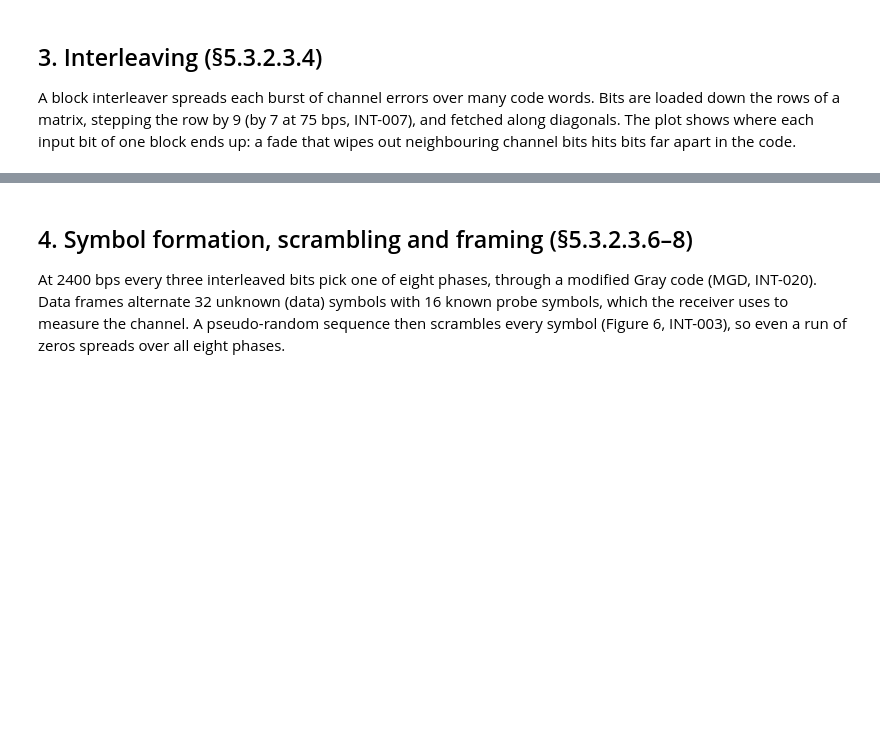
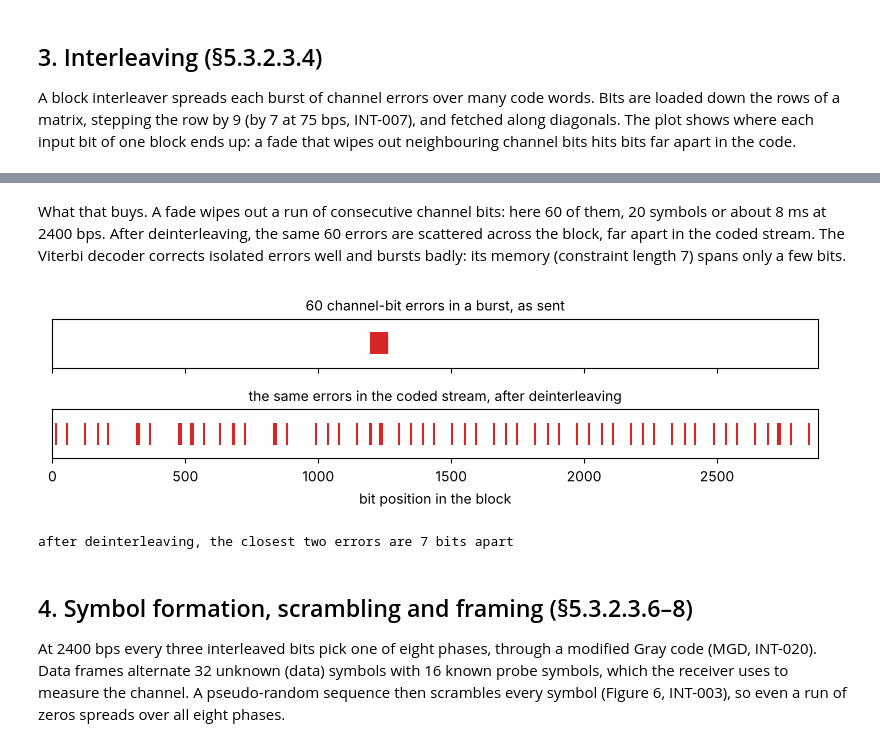
Before and after one commit to Willt125/MIL-STD-188-110, a Jupyter notebook: docs/walkthrough.ipynb, the cells around one changed output, grey strips where cells are left out. Cells and saved outputs as stored; diff of their text form; code cells hidden in the pictures; blank space fills up the shorter version.

```diff
--- a/docs/walkthrough.ipynb
+++ b/docs/walkthrough.ipynb
@@ -74,3 +76,26 @@ block: 40 x 72 = 2880 bits
+# %% [markdown]
+What that buys. A fade wipes out a run of consecutive channel bits: here 60 of them, 20
+symbols or about 8 ms at 2400 bps. After deinterleaving, the same 60 errors are scattered
+across the block, far apart in the coded stream. The Viterbi decoder corrects isolated
+errors well and bursts badly: its memory (constraint length 7) spans only a few bits.
+# %%
+burst = np.arange(1200, 1260)  # 60 consecutive bits as sent
+in_code = np.sort(perm[burst])  # where they sit in the coded stream
+fig, ax = plt.subplots(2, 1, figsize=(8, 2.4), sharex=True)
+ax[0].eventplot(burst, colors="C3")
+ax[0].set_title("60 channel-bit errors in a burst, as sent", fontsize=10)
+ax[1].eventplot(in_code, colors="C3")
+ax[1].set_title("the same errors in the coded stream, after deinterleaving", fontsize=10)
+for a in ax:
+    a.set_yticks([])
+ax[1].set_xlim(0, perm.size)
+ax[1].set_xlabel("bit position in the block")
+plt.tight_layout()
+plt.show()
+print("after deinterleaving, the closest two errors are", np.diff(in_code).min(), "bits apart")
+# %% [output]
+[figure, added]
+after deinterleaving, the closest two errors are 7 bits apart
 # %% [markdown]
 ## 4. Symbol formation, scrambling and framing (§5.3.2.3.6–8)
 
```
Also changed, not shown: parts of 16 cells of this notebook, 1 other file.
